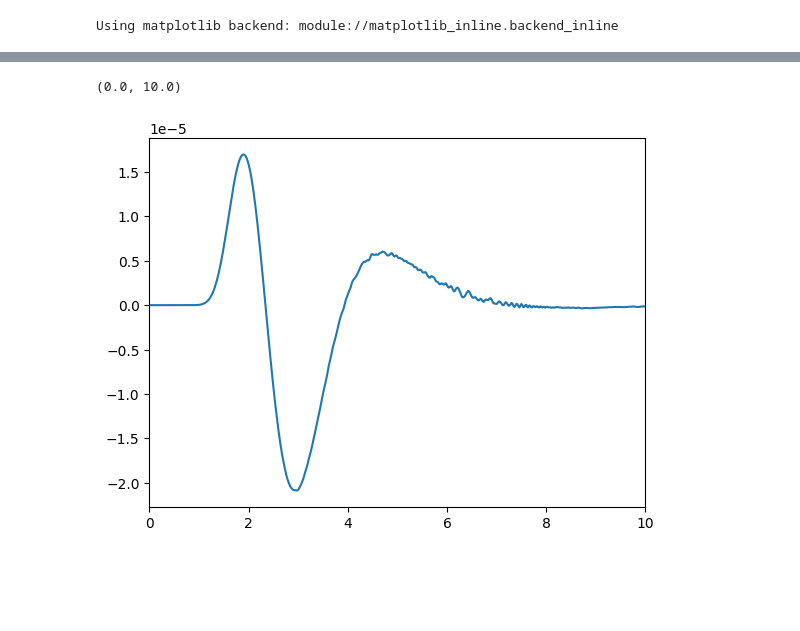
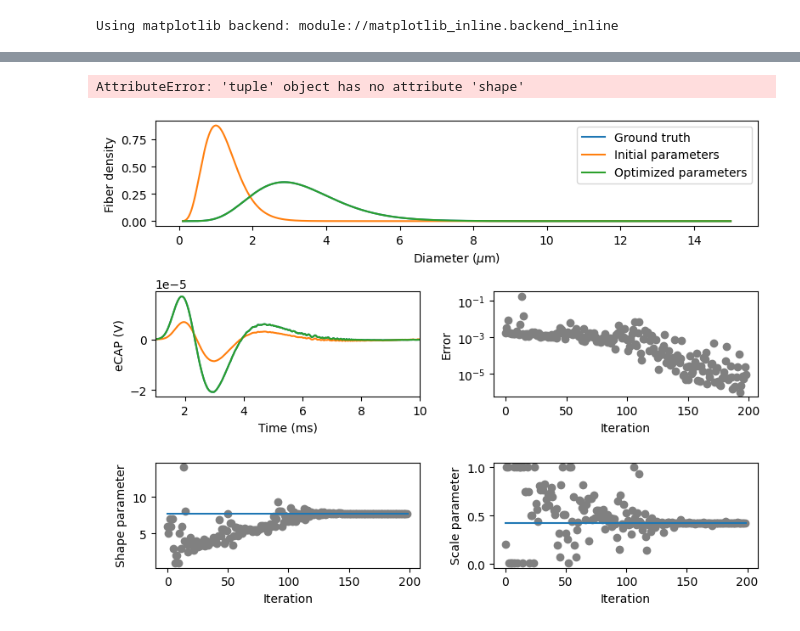
Before and after one commit to joseph-tharayil/vagusOptimization, a Jupyter notebook: optimizeDistribution_toKnown_fixOne_l2norm/plotDakotaSignals.ipynb, the cells around one changed output, grey strips where cells are left out. Saved outputs shown, nothing was run; the diff lists cells and outputs as text; code cells hidden in the pictures; blank space fills up the shorter version.

Commit message:
Updates figure for simplest optimization

```diff
--- a/optimizeDistribution_toKnown_fixOne_l2norm/plotDakotaSignals.ipynb
+++ b/optimizeDistribution_toKnown_fixOne_l2norm/plotDakotaSignals.ipynb
@@ -172,7 +50,66 @@ array([{'maff': {'diameterParams': array([[6. , 0.2],
-# %%
-plt.figure()
-plt.plot(time,groundTruth[0,0])
-plt.xlim([0,10])
-# %% [output]
-(0.0, 10.0)
-[figure, removed]
+# %%
+paramsMaff.shape
+# %% [output]
+AttributeError: 'tuple' object has no attribute 'shape'
+# %%
+import matplotlib.gridspec as gridspec
+
+
+fig = plt.figure(figsize=(8,6))
+
+gs = gridspec.GridSpec(3, 2, height_ratios=[1, 1, 1])  # 3 rows, 2 columns
+
+ax0 = fig.add_subplot(gs[0, :])
+
+ax0.plot(d*1e6,gammaDist(d*1e6,paramsMaff[0][0],paramsMaff[0][1]))
+ax0.plot(d*1e6,gammaDist(d*1e6,parameters[0][0],parameters[0][1]))
+ax0.plot(d*1e6,gammaDist(d*1e6,parameters[goodIdx[0]][0],parameters[goodIdx[1]][1]))
+
+plt.legend(['Ground truth','Initial parameters','Optimized parameters'])
+
+ax0.set_xlabel('Diameter ($\mu$m)')
+ax0.set_ylabel('Fiber density')
+
+ax1 = fig.add_subplot(gs[1, 0])
+
+groundTruth = np.load('../optimizeFractions_sweep/groundTruth/Signals_Stim_500.npy')
+original = a[0]
+optimal = a[goodIdx[0]]
+
+ax1.plot(time,groundTruth[0,0])
+ax1.plot(time,original[0,0])
+ax1.plot(time,optimal[0,0])
+
+
+ax1.set_xlabel('Time (ms)')
+ax1.set_ylabel('eCAP (V)')
+
+ax1.set_xlim([1,10])
+
+plt.tight_layout()
+
+ax2 = fig.add_subplot(gs[1, 1])
+
+ax2.semilogy(np.arange(len(e)),e,'o',color='grey')
+ax2.set_xlabel('Iteration')
+ax2.set_ylabel('Error')
+
+ax3 = fig.add_subplot(gs[2, 0])
+
+ax3.plot(parameters[:,0],'o',color='grey')
+ax3.plot(np.array([0,len(parameters)]),[7.72,7.72])
+ax3.set_xlabel('Iteration')
+ax3.set_ylabel('Shape parameter')
+
+ax4 =fig.add_subplot(gs[2, 1])
+
+ax4.plot(parameters[:,1],'o',color='grey')
+ax4.plot(np.array([0,len(parameters)]),[0.425,0.425])
+ax4.set_xlabel('Iteration')
+ax4.set_ylabel('Scale parameter')
+
+plt.tight_layout()
+
+plt.savefig('Optimization.png',dpi=600)
+# %% [output]
+[figure, new version]
```
Also changed, not shown: parts of 7 cells of this notebook, 1 other file.
